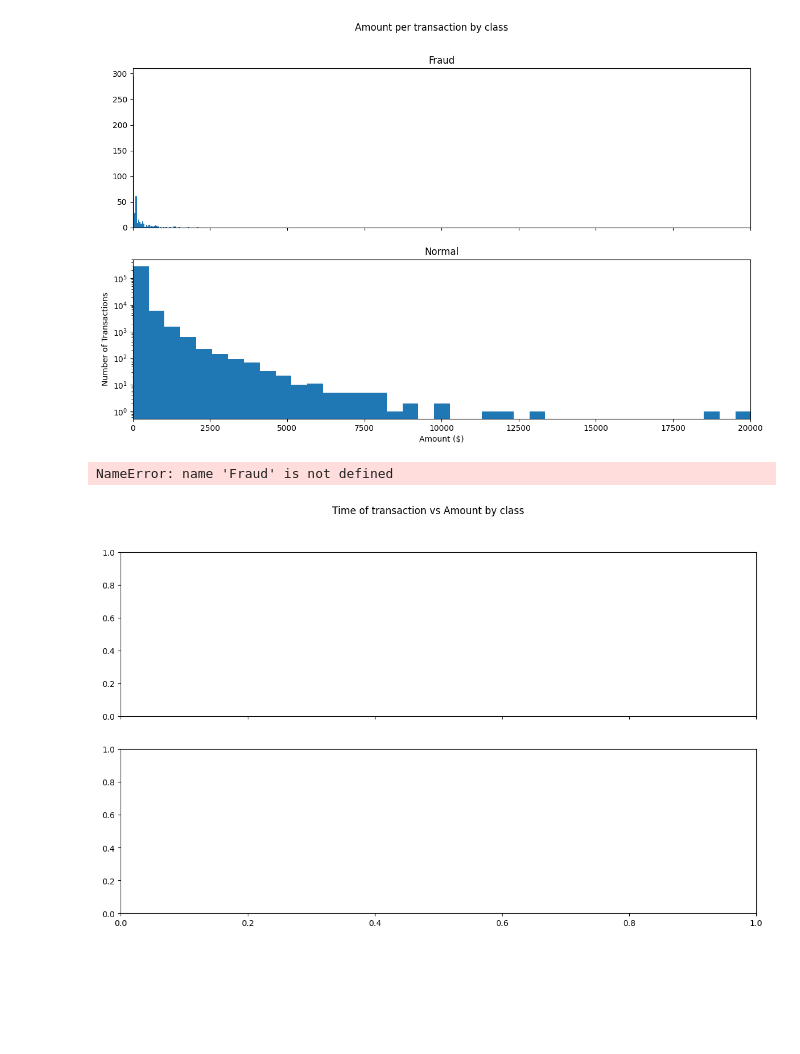
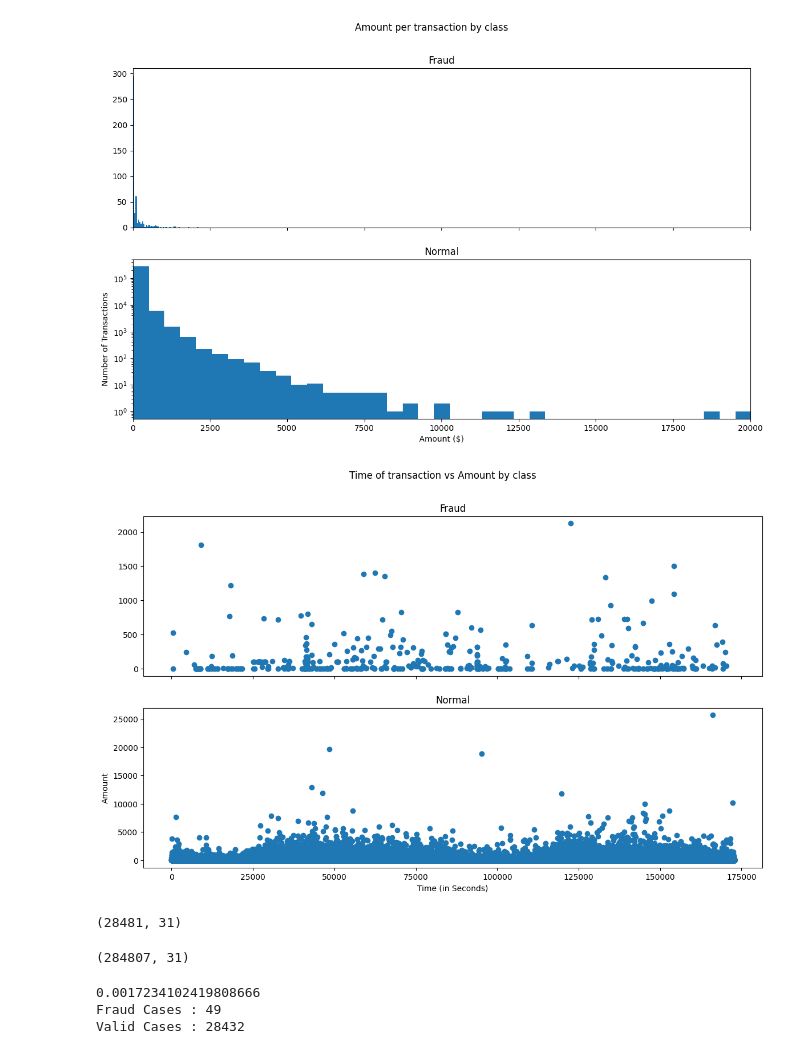
Before and after one commit to Anant787/Mini-Project, a Jupyter notebook: Credit_card_detection.ipynb, the cells around one changed output. Drawn from its saved outputs; the diff is of its cells as text; code cells hidden in the pictures; blank space fills up the shorter version.

```diff
--- a/Credit_card_detection.ipynb
+++ b/Credit_card_detection.ipynb
@@ -117,15 +117,26 @@ plt.show();
 # %%
 # We Will check Do fraudulent transactions occur more often during certain time frame ? Let us find out with a visual representation.
 
 f, (ax1, ax2) = plt.subplots(2, 1, sharex=True)
 f.suptitle('Time of transaction vs Amount by class')
-ax1.scatter(Fraud.Time, Fraud.Amount)
+ax1.scatter(fraud.Time, fraud.Amount)
 ax1.set_title('Fraud')
-ax2.scatter(Normal.Time, Normal.Amount)
+ax2.scatter(normal.Time, normal.Amount)
 ax2.set_title('Normal')
 plt.xlabel('Time (in Seconds)')
 plt.ylabel('Amount')
 plt.show()
 # %% [output]
-NameError: name 'Fraud' is not defined
-[figure, old version]
+[figure, new version]
+# %%
+## Take some sample of the data
+
+data1= data.sample(frac = 0.1,random_state=1)
+
+data1.shape
+# %% [output]
+(28481, 31)
+# %%
+data.shape
+# %% [output]
+(284807, 31)
@@ -131,0 +151,10 @@ NameError: name 'Fraud' is not defined
+# %%
+print(outlier_fraction)
+
+print("Fraud Cases : {}".format(len(Fraud)))
+
+print("Valid Cases : {}".format(len(Valid)))
+# %% [output]
+0.0017234102419808666
+Fraud Cases : 49
+Valid Cases : 28432
```
Also changed, not shown: parts of 3 cells of this notebook.
